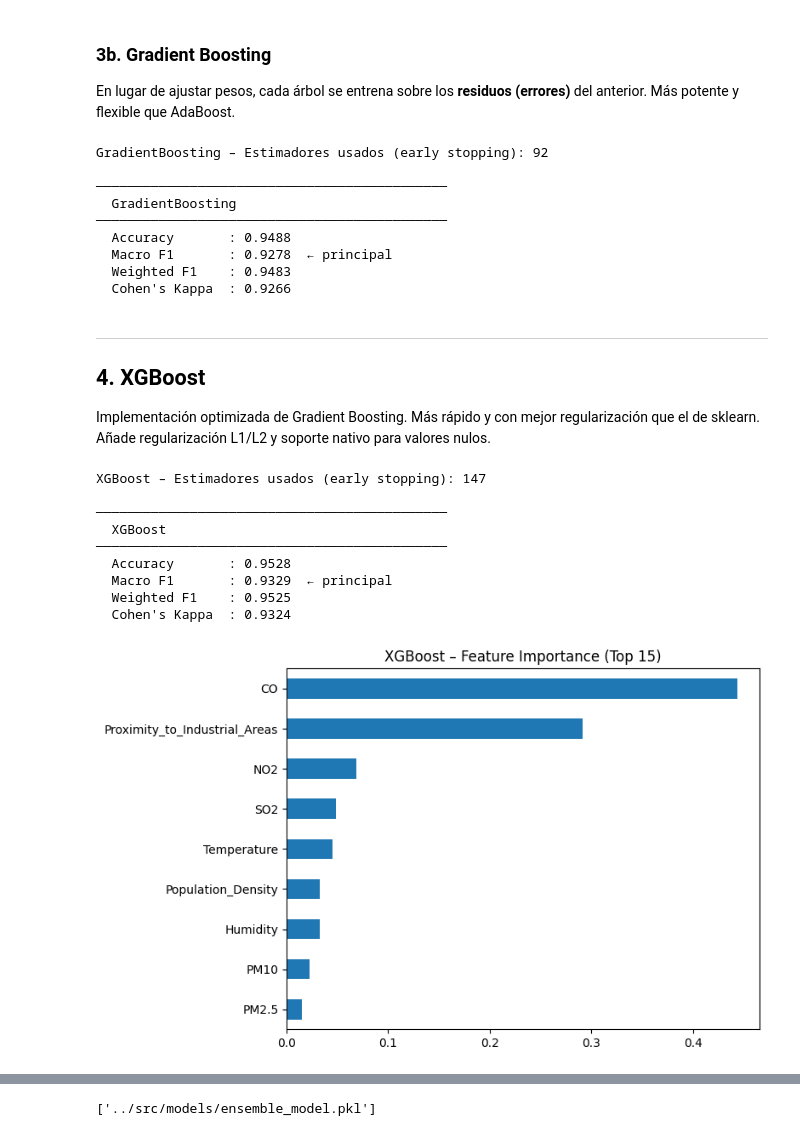
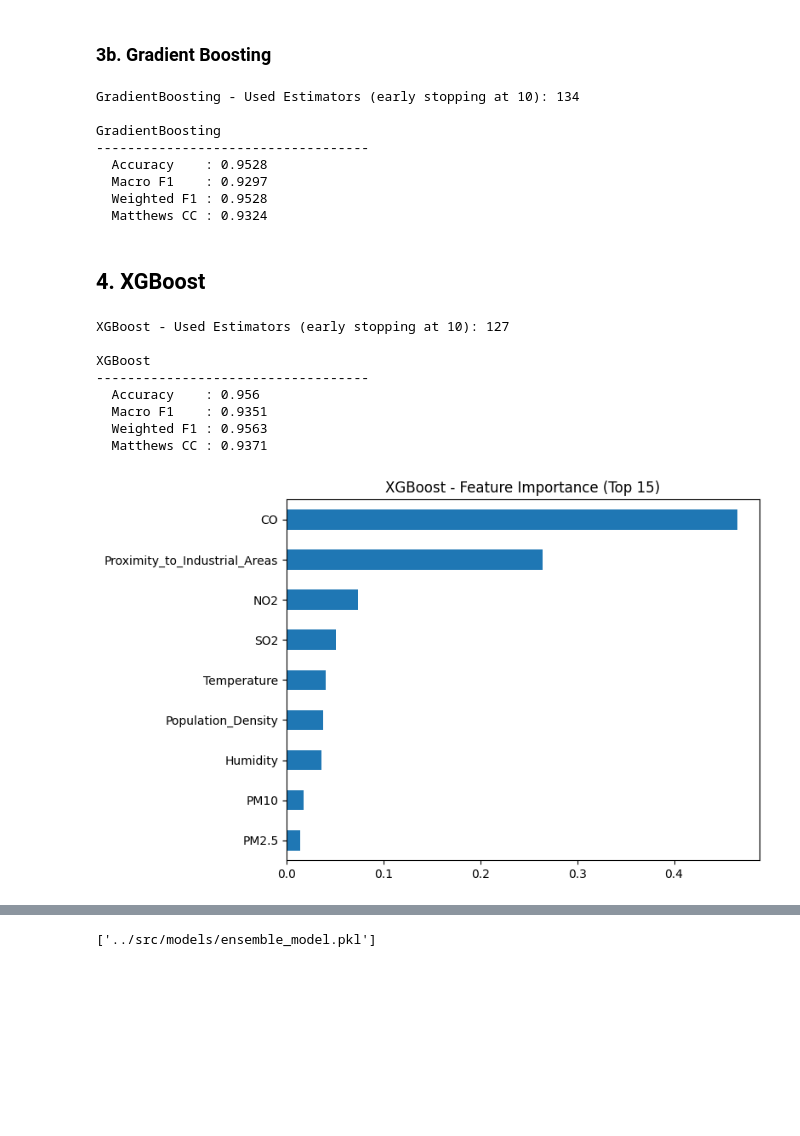
Before and after one commit to josuviteri/Atmo-Ensemble, a Jupyter notebook: notebooks/01_ensemble_learning.ipynb, the cells around one changed output, grey strips where cells are left out. Saved outputs shown, nothing was run; the diff lists cells and outputs as text; code cells hidden in the pictures; blank space fills up the shorter version.

```diff
--- a/notebooks/01_ensemble_learning.ipynb
+++ b/notebooks/01_ensemble_learning.ipynb
@@ -248,35 +231,23 @@ Mejores parámetros: {'learning_rate': 0.1, 'n_estimators': 200}
 # %% [markdown]
 ### 3b. Gradient Boosting
-En lugar de ajustar pesos, cada árbol se entrena sobre los **residuos (errores)** del anterior. Más potente y flexible que AdaBoost.
 # %%
-gb_clf = GradientBoostingClassifier(
-    max_depth=3,
-    n_estimators=300,
-    learning_rate=0.1,
-    n_iter_no_change=10,   # early stopping: para si no mejora en 10 iteraciones
-    validation_fraction=0.1,
-    random_state=42
-)
+gb_clf = GradientBoostingClassifier(n_estimators=500, learning_rate=0.05, max_depth=3, subsample=0.8,
+                                    min_samples_leaf=2, n_iter_no_change=10, validation_fraction=0.1, random_state=42)
 gb_clf.fit(X_train, y_train)
 
-print(f"GradientBoosting – Estimadores usados (early stopping): {gb_clf.n_estimators_}\n")
-gb_metrics = evaluate(gb_clf, X_test, y_test, 'GradientBoosting')
+print(f"GradientBoosting - Used Estimators (early stopping at 10): {gb_clf.n_estimators_}\n")
+gradientboost_metrics = evaluate(gb_clf, X_test, y_test, "GradientBoosting")
 # %% [output]
-GradientBoosting – Estimadores usados (early stopping): 92
+GradientBoosting - Used Estimators (early stopping at 10): 134
 
-─────────────────────────────────────────────
-  GradientBoosting
-─────────────────────────────────────────────
-  Accuracy       : 0.9488
-  Macro F1       : 0.9278  ← principal
-  Weighted F1    : 0.9483
-  Cohen's Kappa  : 0.9266
+GradientBoosting
+-----------------------------------
+  Accuracy    : 0.9528
+  Macro F1    : 0.9297
+  Weighted F1 : 0.9528
+  Matthews CC : 0.9324
 # %% [markdown]
----
 ## 4. XGBoost
-
-Implementación optimizada de Gradient Boosting. Más rápido y con mejor regularización que el de sklearn.
-Añade regularización L1/L2 y soporte nativo para valores nulos.
 # %%
 import xgboost as xgb
 
@@ -284,39 +255,34 @@ xgb_clf = xgb.XGBClassifier(
     n_estimators=300,
     max_depth=4,
     learning_rate=0.1,
-    subsample=0.8,          # bagging de muestras en cada árbol
-    colsample_bytree=0.8,   # bagging de features
-    eval_metric='mlogloss',
+    subsample=0.8,
+    colsample_bytree=0.8,
+    eval_metric="mlogloss",
     early_stopping_rounds=10,
     random_state=42
 )
 
-xgb_clf.fit(
-    X_train, y_train,
+xgb_clf.fit(X_train, y_train,
     eval_set=[(X_test, y_test)],
-    verbose=False
-)
+    verbose=False)
 
-print(f"XGBoost – Estimadores usados (early stopping): {xgb_clf.best_iteration}\n")
-xgb_metrics = evaluate(xgb_clf, X_test, y_test, 'XGBoost')
+print(f"XGBoost - Used Estimators (early stopping at 10): {xgb_clf.best_iteration}\n")
+xgb_metrics = evaluate(xgb_clf, X_test, y_test, "XGBoost")
 # %% [output]
-XGBoost – Estimadores usados (early stopping): 147
+XGBoost - Used Estimators (early stopping at 10): 127
 
-─────────────────────────────────────────────
-  XGBoost
-─────────────────────────────────────────────
-  Accuracy       : 0.9528
-  Macro F1       : 0.9329  ← principal
-  Weighted F1    : 0.9525
-  Cohen's Kappa  : 0.9324
+XGBoost
+-----------------------------------
+  Accuracy    : 0.956
+  Macro F1    : 0.9351
+  Weighted F1 : 0.9563
+  Matthews CC : 0.9371
 # %%
-# Feature importance de XGBoost
+# Feature importance of XGBoost
 importances = pd.Series(xgb_clf.feature_importances_, index=X.columns)
-importances.sort_values(ascending=True).tail(15).plot(
-    kind='barh', figsize=(8, 5), title='XGBoost – Feature Importance (Top 15)'
-)
+importances.sort_values(ascending=True).tail(15).plot(kind="barh", figsize=(8, 5), title="XGBoost - Feature Importance (Top 15)")
 plt.tight_layout()
 plt.show()
 # %% [output]
-[figure, old version]
+[figure, new version]
 # %% [markdown]
```
Also changed, not shown: parts of 22 cells of this notebook, 1 other file.
